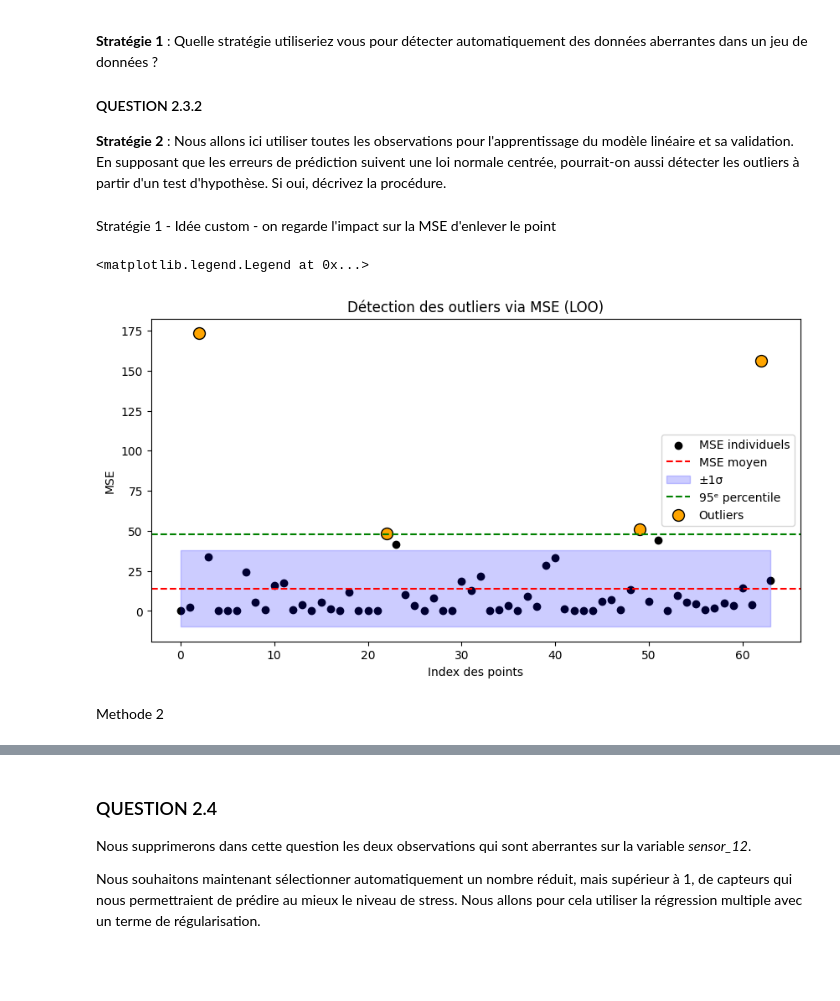
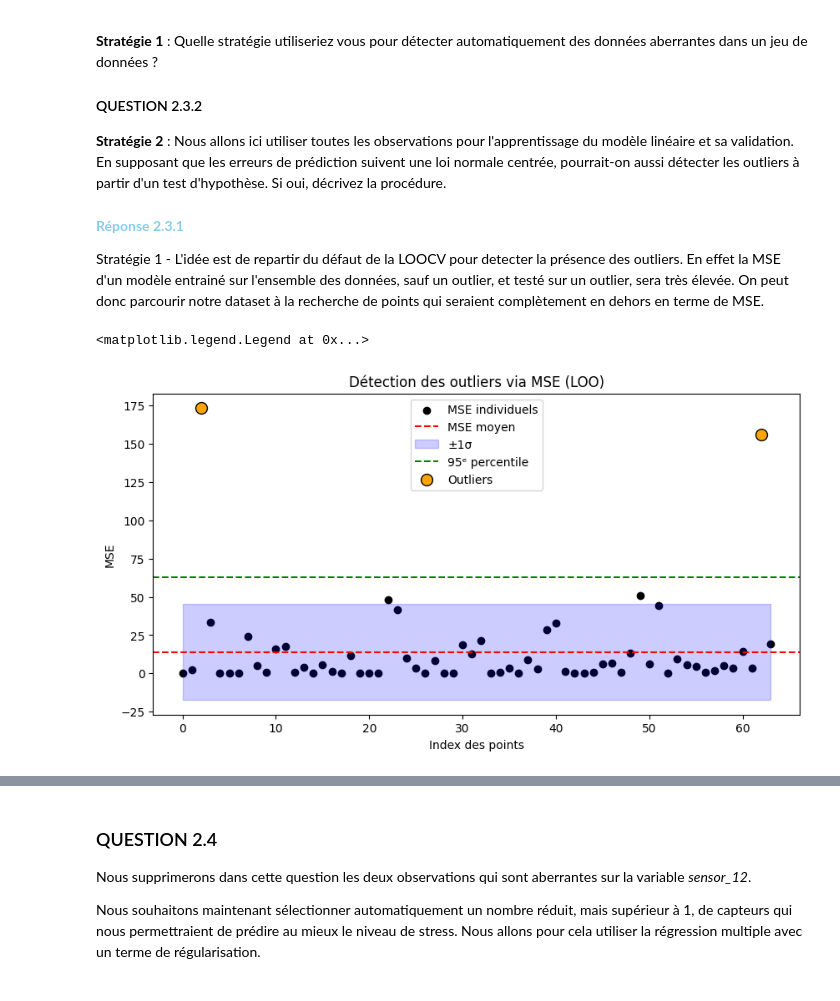
Before and after one commit to alextonon/BE_working_repo, a Jupyter notebook: FSD310_Statistics/stat-ml/BE_statML_2025/BE_StatML_2025.ipynb, the cells around one changed output, grey strips where cells are left out. Cells and saved outputs as stored; diff of their text form; code cells hidden in the pictures.

```diff
--- a/FSD310_Statistics/stat-ml/BE_statML_2025/BE_StatML_2025.ipynb
+++ b/FSD310_Statistics/stat-ml/BE_statML_2025/BE_StatML_2025.ipynb
@@ -346,8 +350,10 @@ On s'intéresse maintenant au lien entre la variable *sensor_12* et le niveau de
 #### QUESTION 2.3.2
 
 **Stratégie 2** : Nous allons ici utiliser toutes les observations pour l'apprentissage du modèle linéaire et sa validation. En supposant que les erreurs de prédiction suivent une loi normale centrée, pourrait-on aussi détecter les outliers à partir d'un test d'hypothèse. Si oui, décrivez la procédure.
-# %% [markdown]
-Stratégie 1 - Idée custom - on regarde l'impact sur la MSE d'enlever le point
+# %% [markdown]
+<span style="color: skyblue; font-weight: bold;"> Réponse 2.3.1</span>
+
+Stratégie 1 - L'idée est de repartir du défaut de la LOOCV pour detecter la présence des outliers. En effet la MSE d'un modèle entrainé sur l'ensemble des données, sauf un outlier, et testé sur un outlier, sera très élevée. On peut donc parcourir notre dataset à la recherche de points qui seraient complètement en dehors en terme de MSE.
 # %%
 lr_sensor_12 = LinearRegression()
 
@@ -355,34 +361,32 @@ MSE_list = []
 for i in range(len(X)):
     X_train = X.drop(index=i)
     Y_train = Y.drop(index=i)
     X_test = X.iloc[[i]]
     Y_test = Y.iloc[[i]]
 
     lr_sensor_12.fit(X_train[["sensor_12"]], Y_train)
     Y_pred = lr_sensor_12.predict(X_test[["sensor_12"]])
 
     MSE = np.mean((Y_test - Y_pred) ** 2)
     MSE_list.append(MSE)
 
 MSE_array = np.array(MSE_list)
 mse_mean = np.mean(MSE_array)
 mse_std = np.std(MSE_array, ddof=1)
-threshold = np.percentile(MSE_array, 95)
+threshold = np.percentile(MSE_array, 97)
 outliers = np.where(MSE_array > threshold)[0]
 
 x = np.arange(len(MSE_array))
 plt.figure(figsize=(10,5))
 plt.scatter(x, MSE_array, color='black', label='MSE individuels')
 plt.axhline(mse_mean, color='red', linestyle='--', label='MSE moyen')
 plt.fill_between(x, mse_mean - threshold/2, mse_mean + threshold/2, color='blue', alpha=0.2, label='±1σ')
 plt.axhline(threshold, color='green', linestyle='--', label='95ᵉ percentile')
 plt.scatter(outliers, MSE_array[outliers], color='orange', s=100, edgecolors='k', label='Outliers')
 plt.xlabel('Index des points')
 plt.ylabel('MSE')
 plt.title('Détection des outliers via MSE (LOO)')
 plt.legend()
 # %% [output]
 <matplotlib.legend.Legend at 0x...>
-[figure, old version]
+[figure, new version]
-# %% [markdown]
-Methode 2
```
Also changed, not shown: parts of 3 cells of this notebook.
